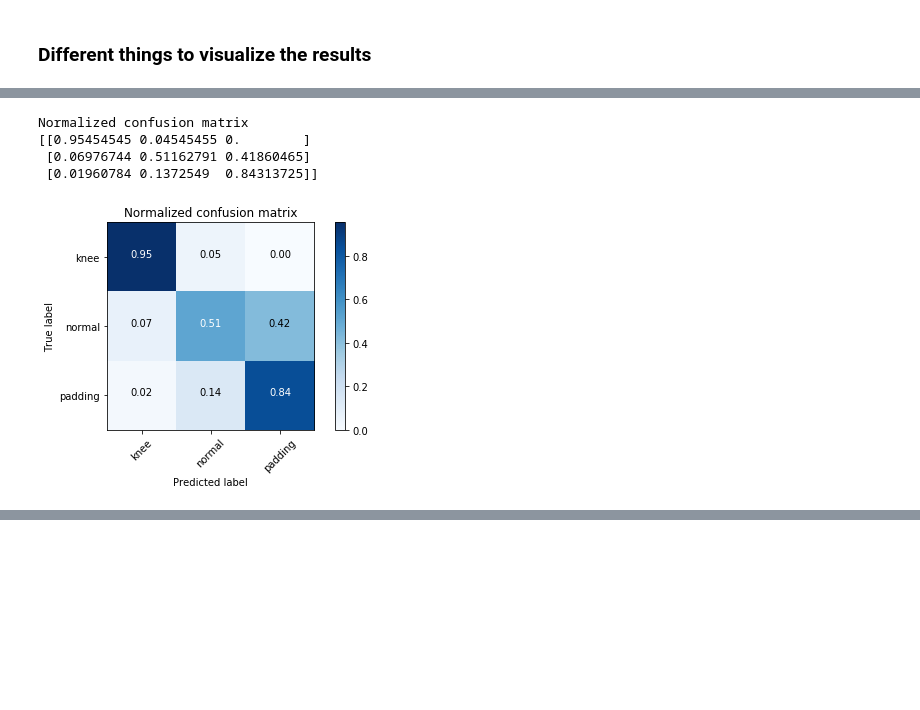
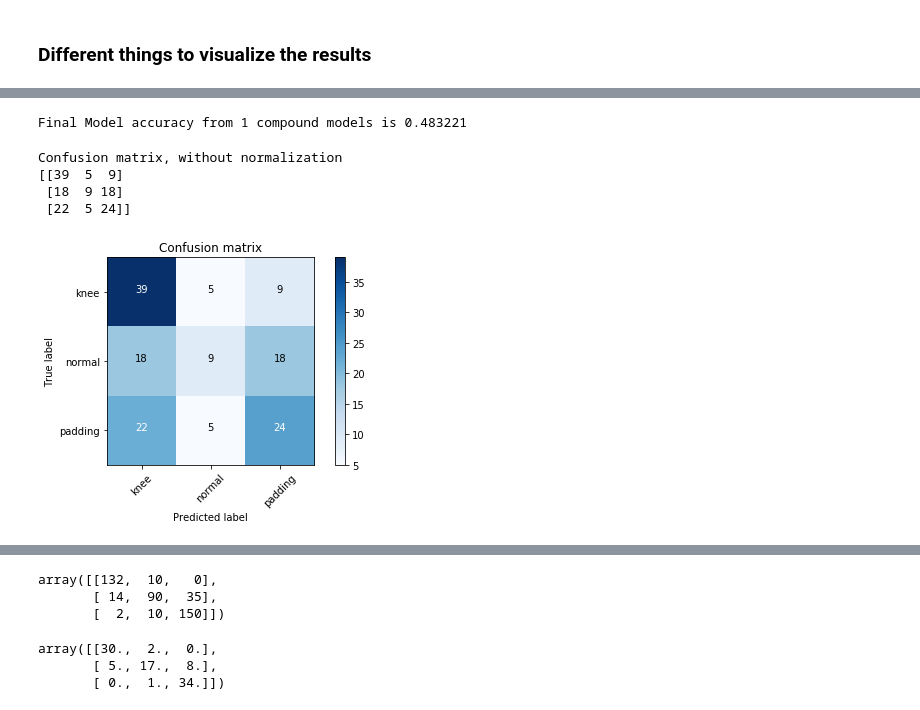
Before and after one commit to margokhokhlova/LSTM_gait_model, a Jupyter notebook: RNN_bidirectional_multiple_stack.ipynb, the cells around one changed output, grey strips where cells are left out. Saved outputs shown, nothing was run; the diff lists cells and outputs as text; code cells hidden in the pictures; blank space fills up the shorter version.

Commit message:
the version which works

```diff
--- a/RNN_bidirectional_multiple_stack.ipynb
+++ b/RNN_bidirectional_multiple_stack.ipynb
@@ -59,39 +58,3 @@ def normalize_towards_mean_testval(X, mean_feat, std_feat):
     X /= std_feat
 
     return X
-# %%
-def Random_Selection_train_test (X_all, N):
-#    import random
-    " This fucntion takes return train and test samples for the LSTM: X dataset, N - number of training samples (i.e persons)"
-    Persons = X_all[:,1]
-    uniquePersons = np.unique(Persons)
-    random.shuffle(uniquePersons)
-    num_dim = np.shape(X_all)[1]
-    X_train = np.array([], dtype=np.int64).reshape(0,num_dim)
-    Y_train = np.array([])
-    X_test = np.array([])
-    Y_test = np.array([])
-    Persons_train = np.array([])
-    Persons_test = np.array([])
-    #print(X_train.shape)
-    for Person in range(0,N):
-        indexes = np.where(X_all[:,1]==uniquePersons[Person])
-        #print(X_all[[indexes], :][0,0,:,:].shape)
-        Person_X_val = X_all[[indexes], :][0,0,:,:]
-        X_train= np.append(X_train,Person_X_val)
-        label =  np.full((indexes[0].size),uniquePersons[Person])
-        Y_train = np.append(Y_train, X_all[[indexes], 0])
-        Persons_train = np.append(Persons_train, label, axis = 0)
-    X_train=X_train.reshape(Y_train.size, num_dim)
-    for Person in range(N,uniquePersons.size):
-        indexes = np.where(X_all[:,1]==uniquePersons[Person])
-        X_test = np.append(X_test, X_all[[indexes], :][0,0,:,:])
-        label =  np.full((indexes[0].size),uniquePersons[Person])
-        Y_test =  np.append(Y_test, X_all[[indexes], 0])
-        Persons_test = np.append(Persons_test, label, axis = 0)
-    X_test=X_test.reshape(Y_test.size, num_dim)
-    print('Persons for train: ')
-    print(np.unique(Persons_train))
-    print('Persons for test: ')
-    print(np.unique(Persons_test))
-    return X_train, Y_train, X_test, Y_test, Persons_train
@@ -290,7 +196,8 @@ for file in range(0,len(Files)):
     # the routine to run the same test N times, randomly shuffling the data
     for j in range(0,trials):
         fRes.write("Data partinioning random  %d out of %d\r\n\n" % (j, trials))
-        X_train_all, Y_train_all, X_test, Y_test, returned_train = Random_Selection_train_test (X_all.values, 16)
+        persons_testing = np.array([1, 9, 15, 18, 20, 21]) # specify which persons can be used for test
+        X_train_all, Y_train_all, X_test, Y_test = Selection_train_test(X_all.values, persons_testing)
         Y_test_oh = convert_to_one_hot(Y_test, C = 3)
         X_test = Reshape_to_input(X_test, t, dim)
 
@@ -382,19 +287,21 @@ plt.show()
 # %%
 Y_test_compound = np.argmax(final, axis=1)+1
 print("Final Model accuracy from %d compound models is %f" % (trials, accuracy_score(Y_test,Y_test_compound)))
+# %% [output]
+Final Model accuracy from 1 compound models is 0.483221
 # %%
 cnf_matrix = confusion_matrix(Y_test,Y_test_compound)
 class_names = ['knee', 'normal', 'padding']
 # Plot normalized confusion matrix
 plt.figure()
-plot_confusion_matrix(cnf_matrix, classes=class_names, normalize=True,
-                      title='Normalized confusion matrix')
+plot_confusion_matrix(cnf_matrix, classes=class_names, normalize=False,
+                      title='Confusion matrix')
 # %% [output]
-Normalized confusion matrix
-[[0.95454545 0.04545455 0.        ]
- [0.06976744 0.51162791 0.41860465]
- [0.01960784 0.1372549  0.84313725]]
+Confusion matrix, without normalization
+[[39  5  9]
+ [18  9 18]
+ [22  5 24]]
-[figure, old version]
+[figure, new version]
 # %%
 model.summary()
 # %% [output]
@@ -417,0 +327,12 @@ _________________________________________________________________
+# %%
+M + cnf_matrix
+# %% [output]
+array([[132,  10,   0],
+       [ 14,  90,  35],
+       [  2,  10, 150]])
+# %%
+np.ceil(M/3)
+# %% [output]
+array([[30.,  2.,  0.],
+       [ 5., 17.,  8.],
+       [ 0.,  1., 34.]])
```
Also changed, not shown: parts of 7 cells of this notebook, 5 other files.
